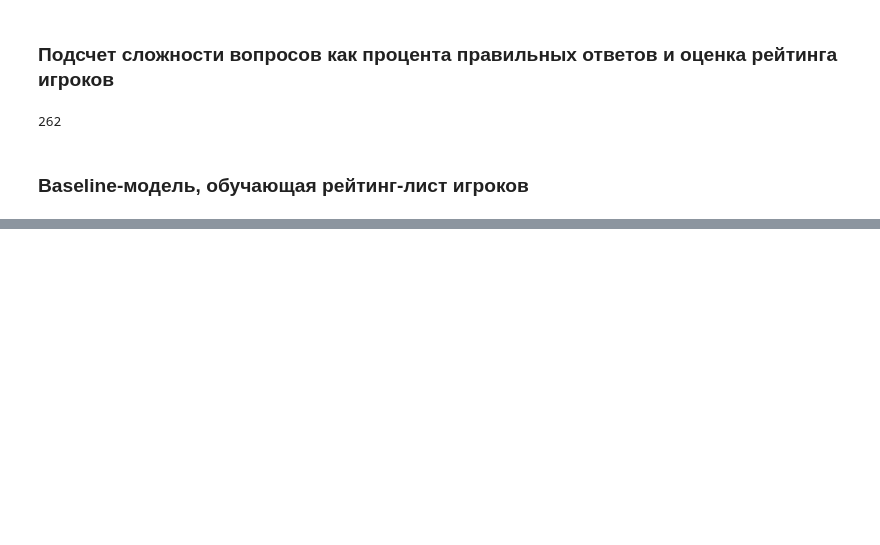
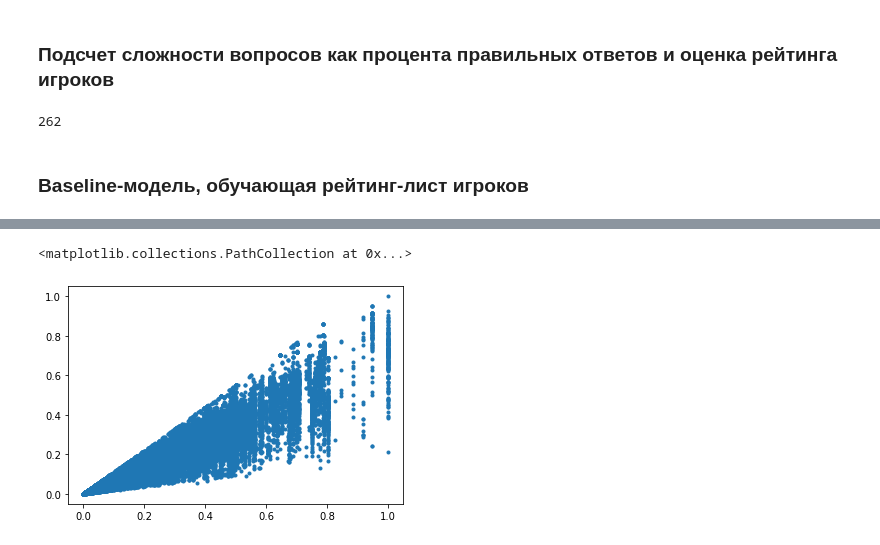
Before and after one commit to Margarita307/DL, a Jupyter notebook: task_2.ipynb, the cells around one changed output, grey strips where cells are left out. Cells and saved outputs as stored; diff of their text form; code cells hidden in the pictures; blank space fills up the shorter version.

```diff
--- a/task_2.ipynb
+++ b/task_2.ipynb
@@ -171,0 +188,9 @@ print(score)
+# %%
+team_results = []
+for team_id, player_ids in team_player_ids_2019.items():
+    team_player_ratings = []
+    for i in range(len(player_ids)):
+        if player_ids[i] in player_estimated_rating_increase_in_2019:
+            team_player_ratings.append(player_estimated_rating_increase_in_2019[player_ids[i]])
+    team_results.append(-np.sort(-np.array(team_player_ratings)))
+team_results = np.array(team_results)
@@ -171,0 +218,13 @@ print(score)
+# %%
+x = []
+for team_result in team_results:
+    x.append([team_result[0], np.mean(team_result)])
+# %%
+x = np.array(x)
+x_max = x.max(axis=0)
+x_min = x.min(axis=0)
+x = (x - x_min) / (x_max - x_min)
+plt.scatter(x[:, 0], x[:, 1], marker='.')
+# %% [output]
+<matplotlib.collections.PathCollection at 0x...>
+[figure, added]
```
Also changed, not shown: parts of 9 cells of this notebook.
